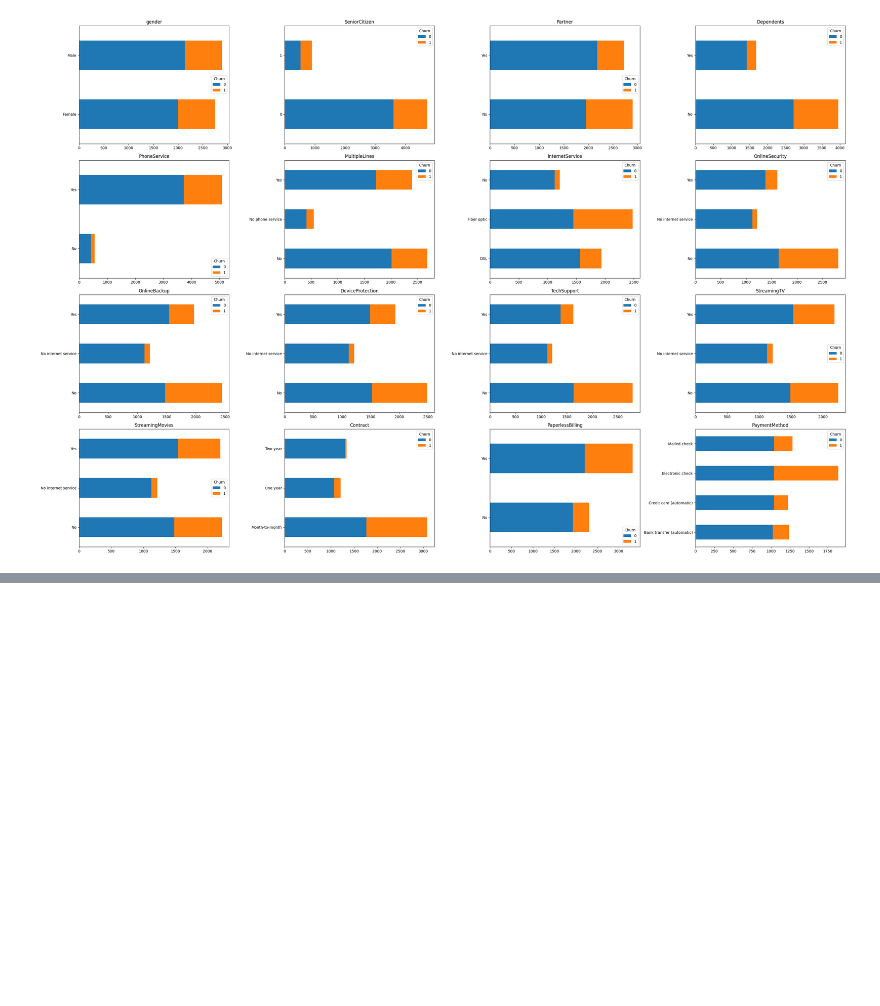
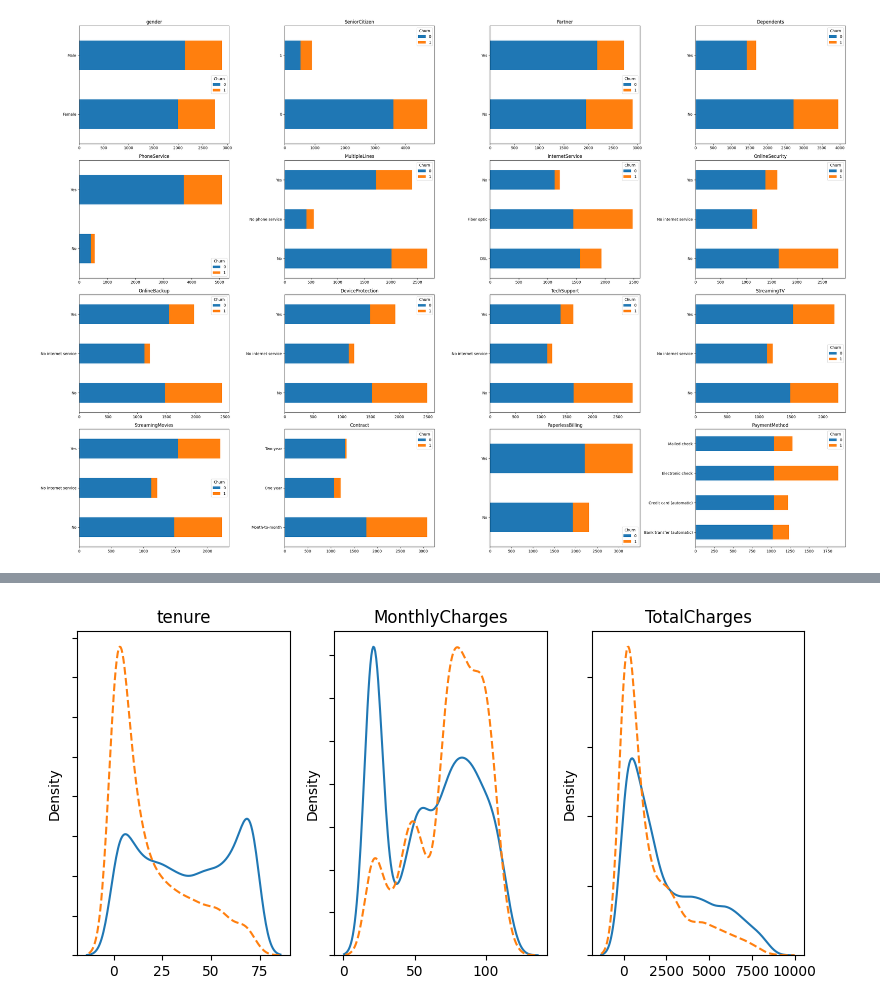
Before and after one commit to bobcastaldeli/Customer-Churn-Prediction, a Jupyter notebook: notebooks/eda.ipynb, the cells around one changed output, grey strips where cells are left out. Saved outputs shown, nothing was run; the diff lists cells and outputs as text; code cells hidden in the pictures; blank space fills up the shorter version.

```diff
--- a/notebooks/eda.ipynb
+++ b/notebooks/eda.ipynb
@@ -137,0 +164,18 @@ plt.show()
+# %%
+fig, axes = plt.subplots(3, 3, figsize=(8, 4))
+for idx, col in enumerate(df[df_quant.columns]):
+    ax = plt.subplot(1,3,idx+1)
+    ax.yaxis.set_ticklabels([])
+    sns.distplot(df.loc[df.Churn == 0][col], hist=False, axlabel= False,
+    kde_kws={'linestyle':'-',
+             'label':"Risk"})
+    sns.distplot(df.loc[df.Churn == 1][col], hist=False, axlabel= False,
+    kde_kws={'linestyle':'--',
+             'label':"No Risk"})
+    ax.set_title(col)
+
+# Mostra o gráfico
+plt.tight_layout()
+plt.show()
+# %% [output]
+[figure, added]
```
Also changed, not shown: parts of 7 cells of this notebook, 2 other files.
